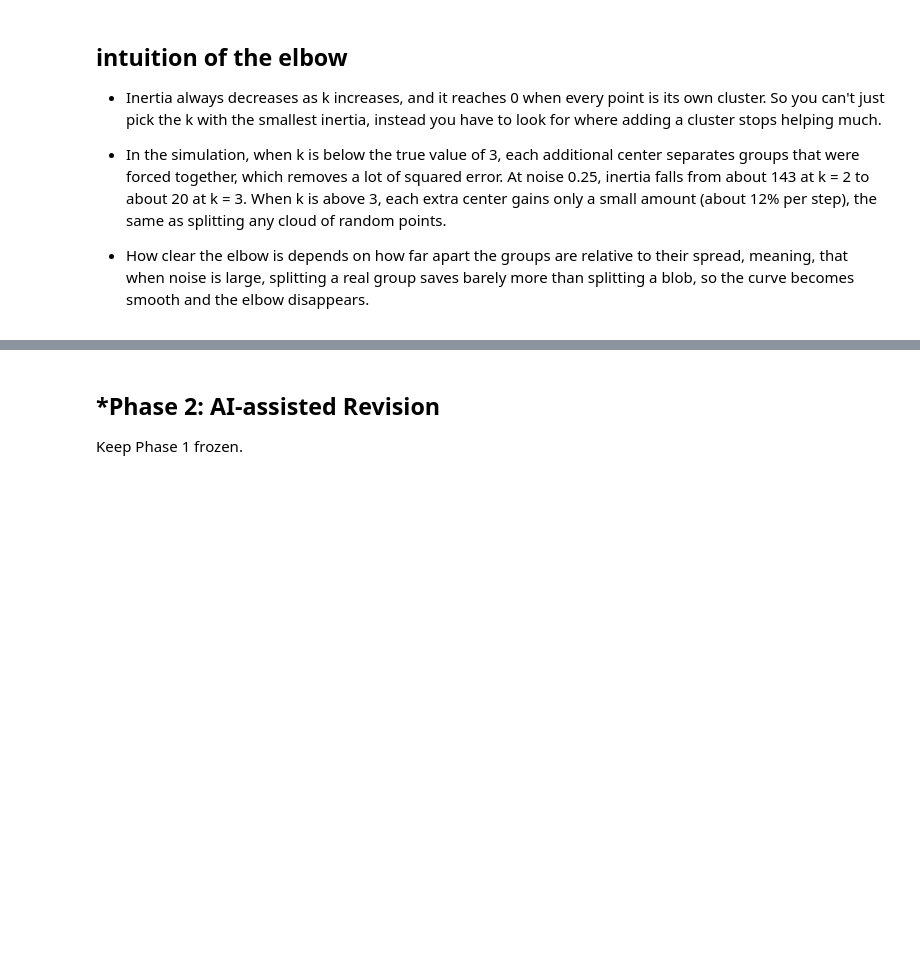
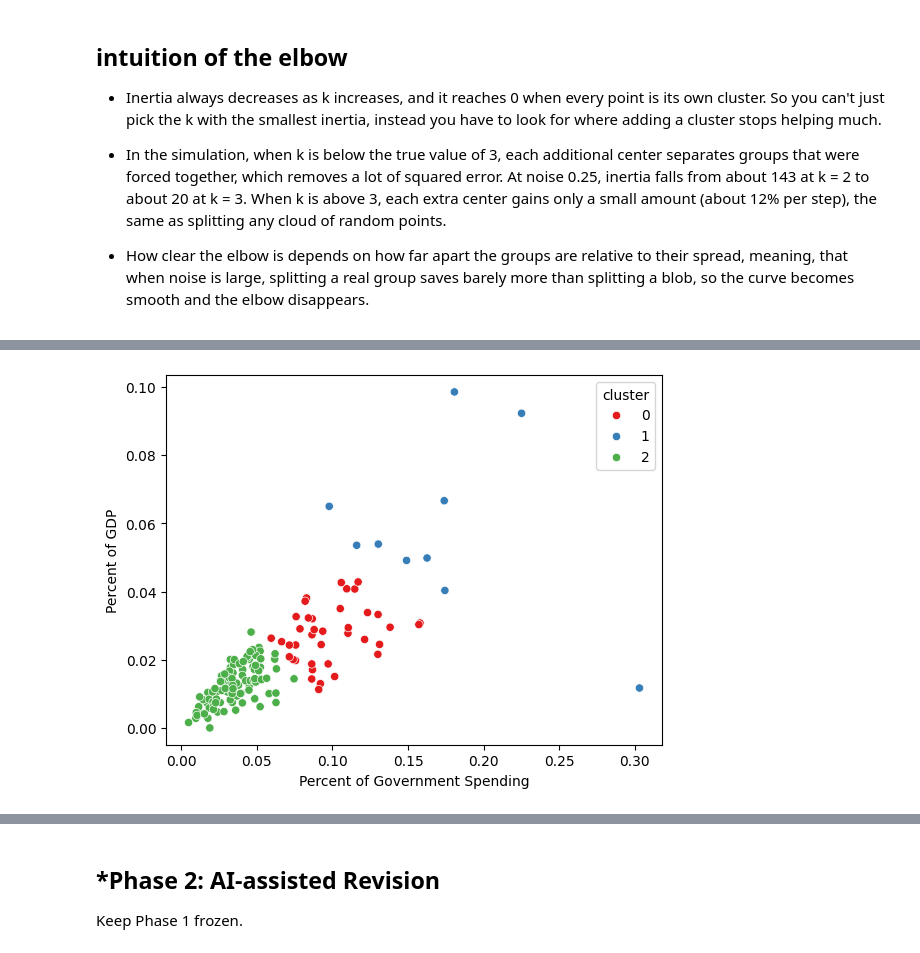
Before and after one commit to YafetG3/A04-clustering, a Jupyter notebook: A04_Clustering.ipynb, the cells around one changed output, grey strips where cells are left out. Cells and saved outputs as stored; diff of their text form; code cells hidden in the pictures; blank space fills up the shorter version.

```diff
--- a/A04_Clustering.ipynb
+++ b/A04_Clustering.ipynb
@@ -167,0 +232,6 @@ display(summary)
+# %%
+dfB["cluster"] = KMeans(n_clusters=3, n_init=10, random_state=0).fit_predict(XB)
+sns.scatterplot(data=dfB, x=G, y=C, hue="cluster", palette="Set1")
+plt.show()
+# %% [output]
+[figure, added]
```
Also changed, not shown: parts of 20 cells of this notebook.
